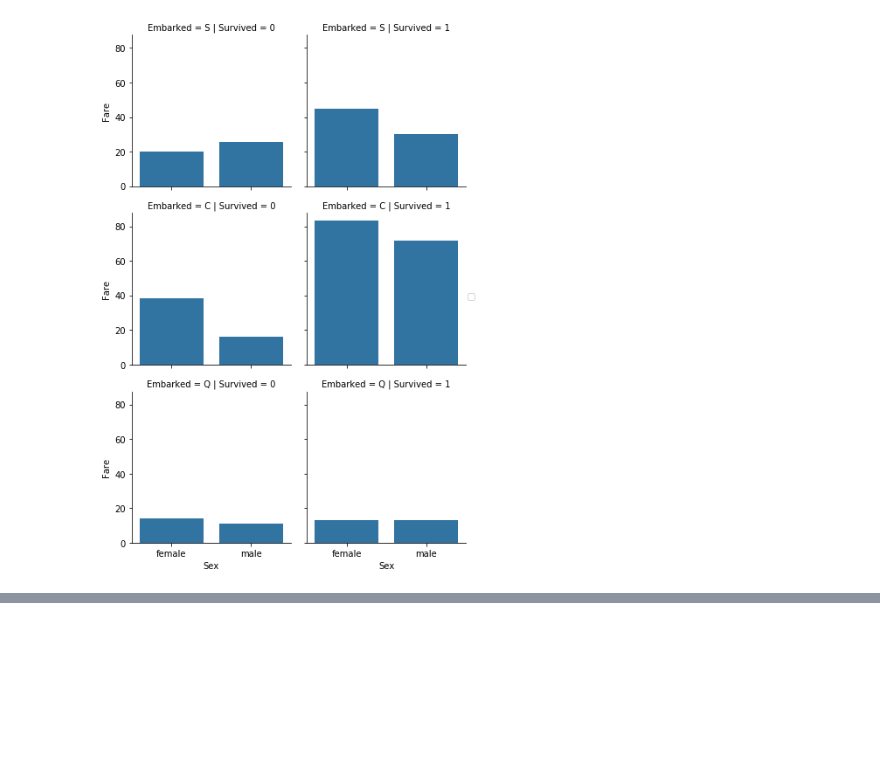
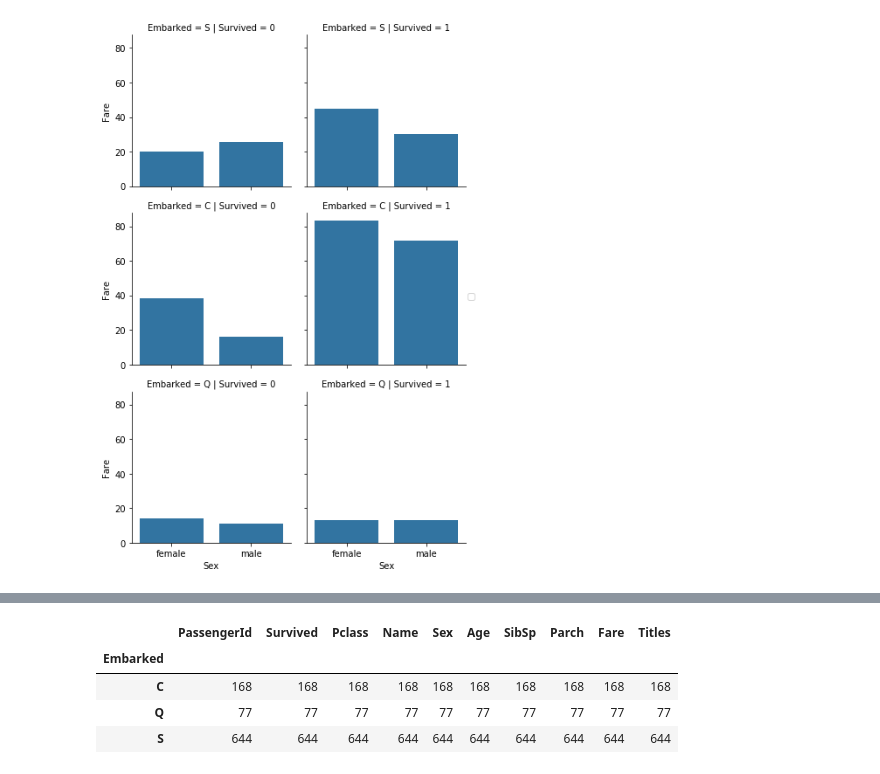
Before and after one commit to suyogdahal/Data-Science, a Jupyter notebook: KaggleTitanic/KaggleTitanic.ipynb, the cells around one changed output, grey strips where cells are left out. Cells and saved outputs as stored; diff of their text form; code cells hidden in the pictures; blank space fills up the shorter version.

```diff
--- a/KaggleTitanic/KaggleTitanic.ipynb
+++ b/KaggleTitanic/KaggleTitanic.ipynb
@@ -177,0 +349,8 @@ grid.add_legend()
+# %%
+train_df.dropna(inplace=True)
+# %%
+male=male.fillna(30.726645)
+# %%
+female=female.fillna(27.915709)
+# %%
+train_df=pd.concat([train_df,male,female,em])
@@ -177,0 +425,8 @@ grid.add_legend()
+# %%
+train_df.groupby('Embarked').count()
+# %% [output]
+|  | PassengerId | Survived | Pclass | Name | Sex | Age | SibSp | Parch | Fare | Titles |
+| Embarked |  |  |  |  |  |  |  |  |  |  |
+| C | 168 | 168 | 168 | 168 | 168 | 168 | 168 | 168 | 168 | 168 |
+| Q | 77 | 77 | 77 | 77 | 77 | 77 | 77 | 77 | 77 | 77 |
+| S | 644 | 644 | 644 | 644 | 644 | 644 | 644 | 644 | 644 | 644 |
```
Also changed, not shown: parts of 39 cells of this notebook, 1 other file.
